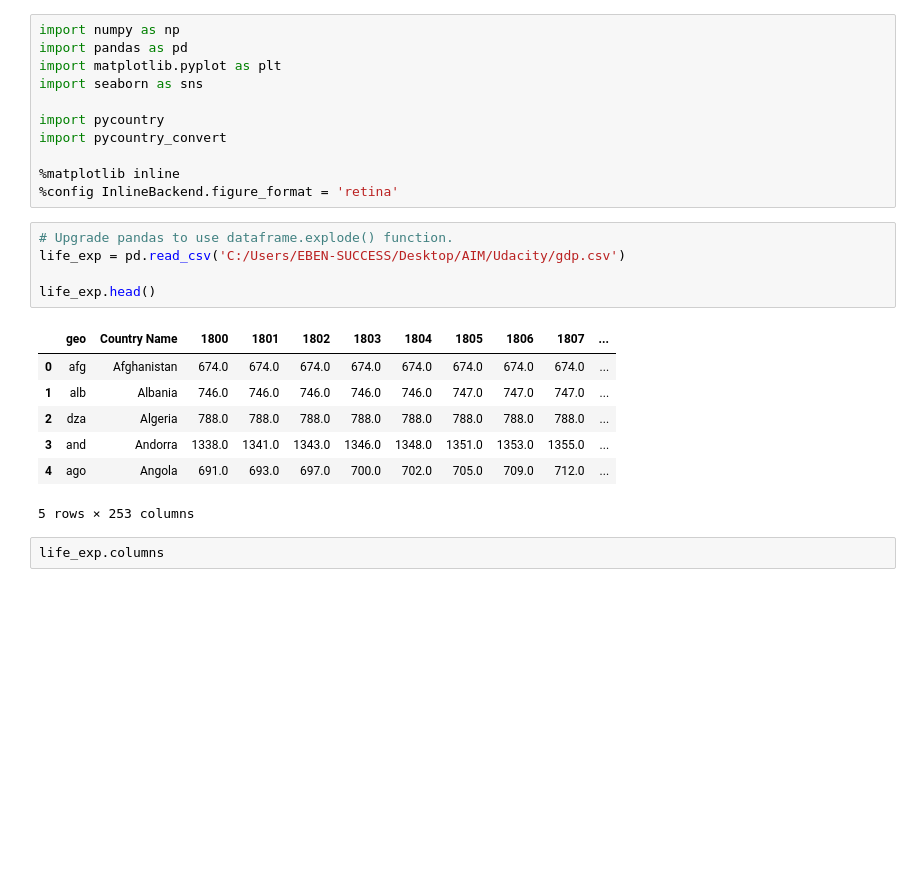
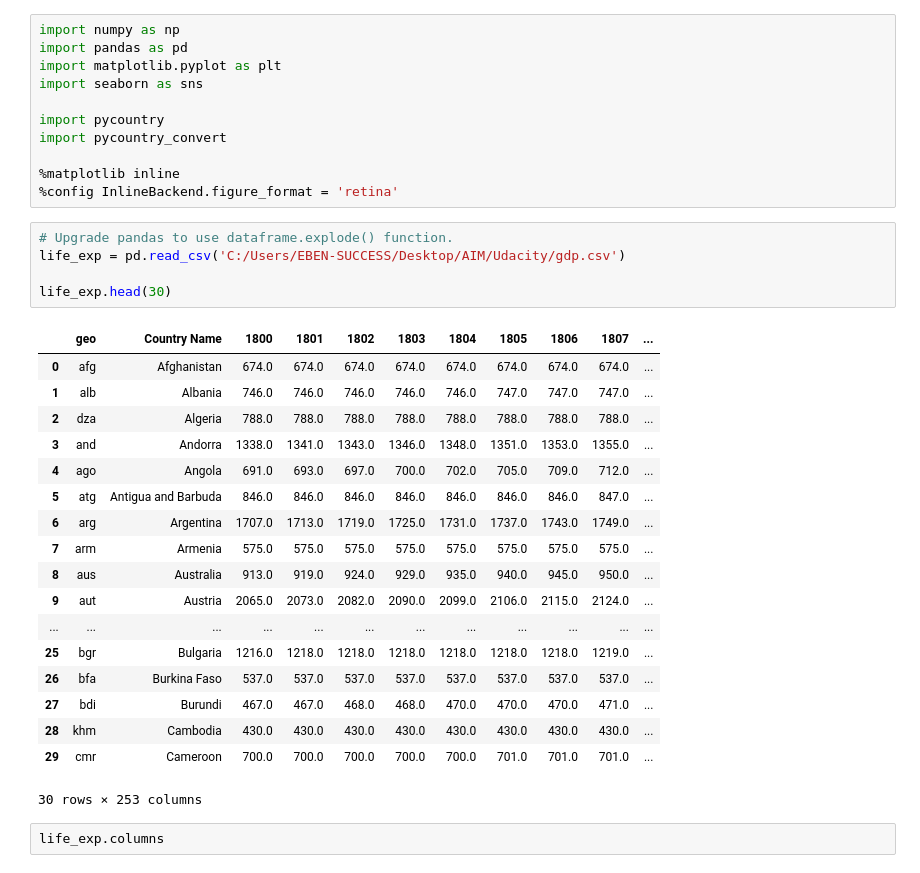
Before and after one commit to Eben-Success/Udacity_Data_Analysis, a Jupyter notebook: Investigate_a_Dataset (1).ipynb, the cells around one changed output. Saved outputs shown, nothing was run; the diff lists cells and outputs as text; blank space fills up the shorter version.

```diff
--- a/Investigate_a_Dataset (1).ipynb
+++ b/Investigate_a_Dataset (1).ipynb
@@ -37,16 +37,27 @@ import pycountry_convert
 # %%
 # Upgrade pandas to use dataframe.explode() function.
 life_exp = pd.read_csv('C:/Users/EBEN-SUCCESS/Desktop/AIM/Udacity/gdp.csv')
 
-life_exp.head()
+life_exp.head(30)
 # %% [output]
 |  | geo | Country Name | 1800 | 1801 | 1802 | 1803 | 1804 | 1805 | 1806 | 1807 | ... |
 | 0 | afg | Afghanistan | 674.0 | 674.0 | 674.0 | 674.0 | 674.0 | 674.0 | 674.0 | 674.0 | ... |
 | 1 | alb | Albania | 746.0 | 746.0 | 746.0 | 746.0 | 746.0 | 747.0 | 747.0 | 747.0 | ... |
 | 2 | dza | Algeria | 788.0 | 788.0 | 788.0 | 788.0 | 788.0 | 788.0 | 788.0 | 788.0 | ... |
 | 3 | and | Andorra | 1338.0 | 1341.0 | 1343.0 | 1346.0 | 1348.0 | 1351.0 | 1353.0 | 1355.0 | ... |
 | 4 | ago | Angola | 691.0 | 693.0 | 697.0 | 700.0 | 702.0 | 705.0 | 709.0 | 712.0 | ... |
+| 5 | atg | Antigua and Barbuda | 846.0 | 846.0 | 846.0 | 846.0 | 846.0 | 846.0 | 846.0 | 847.0 | ... |
+| 6 | arg | Argentina | 1707.0 | 1713.0 | 1719.0 | 1725.0 | 1731.0 | 1737.0 | 1743.0 | 1749.0 | ... |
+| 7 | arm | Armenia | 575.0 | 575.0 | 575.0 | 575.0 | 575.0 | 575.0 | 575.0 | 575.0 | ... |
+| 8 | aus | Australia | 913.0 | 919.0 | 924.0 | 929.0 | 935.0 | 940.0 | 945.0 | 950.0 | ... |
+| 9 | aut | Austria | 2065.0 | 2073.0 | 2082.0 | 2090.0 | 2099.0 | 2106.0 | 2115.0 | 2124.0 | ... |
+| ... | ... | ... | ... | ... | ... | ... | ... | ... | ... | ... | ... |
+| 25 | bgr | Bulgaria | 1216.0 | 1218.0 | 1218.0 | 1218.0 | 1218.0 | 1218.0 | 1218.0 | 1219.0 | ... |
+| 26 | bfa | Burkina Faso | 537.0 | 537.0 | 537.0 | 537.0 | 537.0 | 537.0 | 537.0 | 537.0 | ... |
+| 27 | bdi | Burundi | 467.0 | 467.0 | 468.0 | 468.0 | 470.0 | 470.0 | 470.0 | 471.0 | ... |
+| 28 | khm | Cambodia | 430.0 | 430.0 | 430.0 | 430.0 | 430.0 | 430.0 | 430.0 | 430.0 | ... |
+| 29 | cmr | Cameroon | 700.0 | 700.0 | 700.0 | 700.0 | 700.0 | 701.0 | 701.0 | 701.0 | ... |
-5 rows × 253 columns
+30 rows × 253 columns
 # %%
 life_exp.columns
 # %% [output]
```
Also changed, not shown: parts of 3 cells of this notebook.
